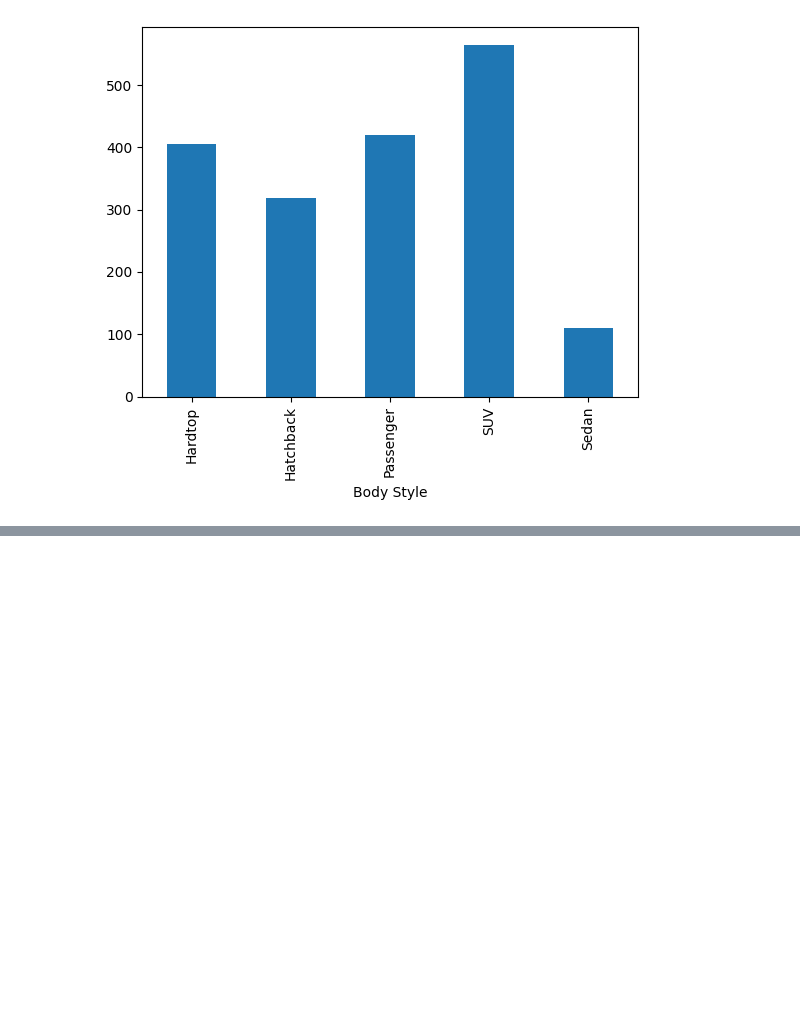
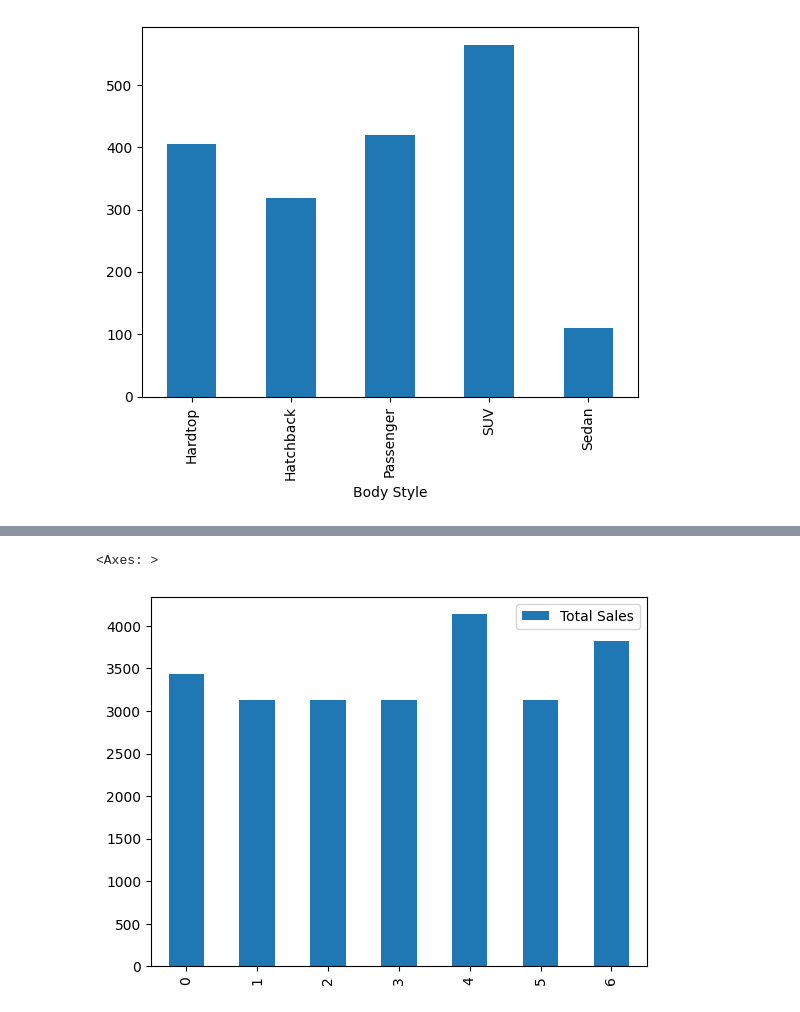
Before and after one commit to leolion023/Travis_Helton_car_sales, a Jupyter notebook: src/Notebooks/car_sales.ipynb, the cells around one changed output, grey strips where cells are left out. Saved outputs shown, nothing was run; the diff lists cells and outputs as text; code cells hidden in the pictures; blank space fills up the shorter version.

```diff
--- a/src/Notebooks/car_sales.ipynb
+++ b/src/Notebooks/car_sales.ipynb
@@ -207,0 +260,11 @@ BS_Chev.plot(kind='bar')
+# %%
+city_state_map = {'Middletown' : 'Connecticut',
+ 'Aurora' : 'Colorado',
+ 'Greenville' : 'South Carolina',
+ 'Pasco' : 'Washington',
+ 'Janesville' : 'Wisconsin',
+ 'Scottsdale' : 'Arizona',
+ 'Austin' : 'Texas'}
+
+car_sales['State'] = car_sales['Dealer Region'].map(city_state_map)
+car_sales
@@ -207,0 +290,3 @@ BS_Chev.plot(kind='bar')
+# %%
+car_sales_state = car_sales.groupby('State')['Dealer Region'].value_counts().reset_index(name='Total Sales')
+car_sales_state
@@ -207,0 +302,5 @@ BS_Chev.plot(kind='bar')
+# %%
+car_sales_state.plot(kind= 'bar')
+# %% [output]
+<Axes: >
+[figure, added]
```
Also changed, not shown: parts of 12 cells of this notebook, 1 other file.
